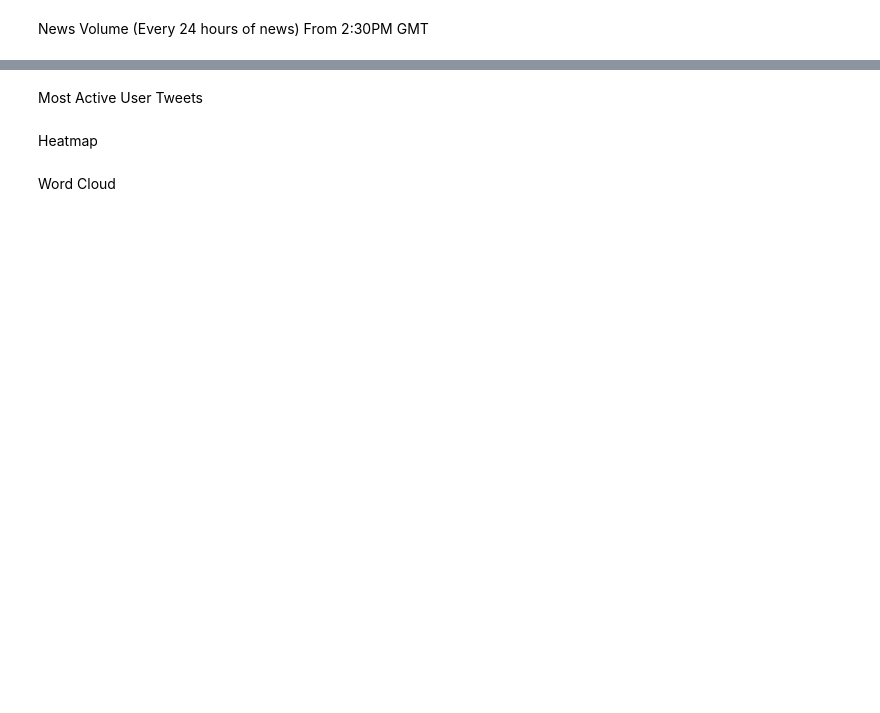
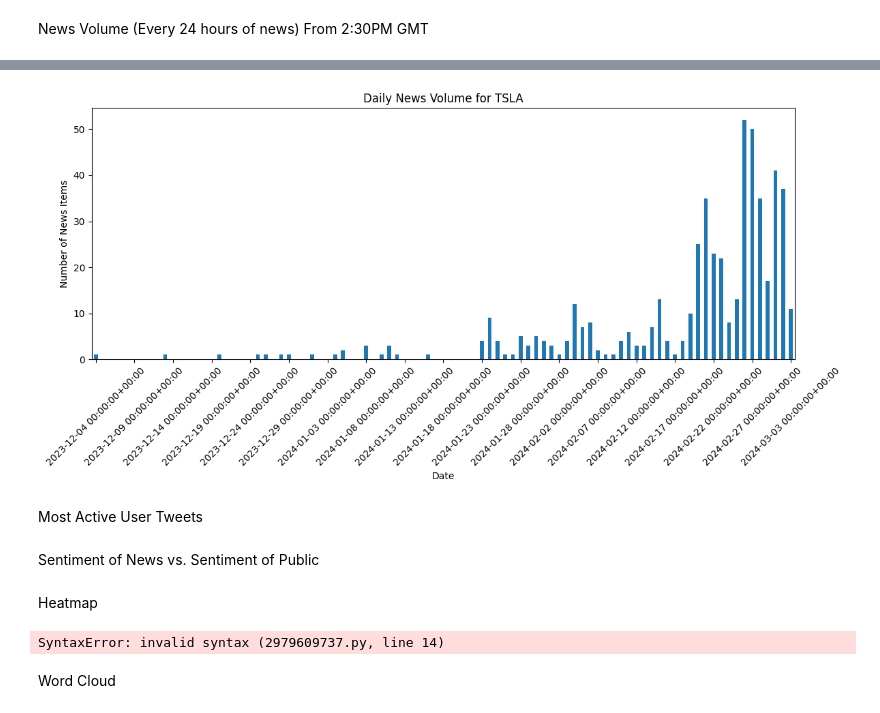
Before and after one commit to Darren80/stocktwits-sentiment, a Jupyter notebook: Analysis.ipynb, the cells around one changed output, grey strips where cells are left out. Cells and saved outputs as stored; diff of their text form; code cells hidden in the pictures; blank space fills up the shorter version.

```diff
--- a/Analysis.ipynb
+++ b/Analysis.ipynb
@@ -532,7 +589,9 @@ plt.show()
 News Volume (Every 24 hours of news) From 2:30PM GMT
 # %%
 import pandas as pd
+import matplotlib.pyplot as plt
 from dateutil.parser import parse
+from matplotlib.ticker import MaxNLocator
 
 news_df = pd.read_json('backup/TSLA_news.jsonl', lines=True, encoding='utf-8')
 
@@ -549,6 +608,20 @@ news_df['adjusted_date'] = pd.to_datetime(news_df['adjusted_date'], utc=True)
 news_volume = news_df.resample('D', on='adjusted_date').size()
 
 # Print the news volume
-for date, count in news_volume.items():
-    print(f"Date: {date}, News Volume: {count}")
+# for date, count in news_volume.items():
+#     print(f"Date: {date}, News Volume: {count}")
+
+# Plotting
+plt.figure(figsize=(12, 6))
+ax = news_volume.plot(kind='bar')
+
+ax.xaxis.set_major_locator(MaxNLocator(integer=True, nbins=20))  # Adjust nbins as needed
+
+plt.title('Daily News Volume for TSLA')
+plt.xlabel('Date')
+plt.ylabel('Number of News Items')
+plt.xticks(rotation=45)  # Rotate date labels to avoid overlap
+
+plt.tight_layout()  # Adjust layout to make room for the rotated date labels
+plt.show()
 # %% [output]
@@ -572,3 +628,4 @@ Date: 2024-02-28 00:00:00+00:00, News Volume: 12
+[figure, added]
 # %% [markdown]
 Most Active User Tweets
 # %%
@@ -612,3 +699,5 @@ for user_id, count in most_active_users.items():
+# %% [markdown]
+Sentiment of News vs. Sentiment of Public
 # %% [markdown]
 Heatmap
 # %%
@@ -625,11 +714,13 @@ pivot_table = df.pivot_table(values="tweet_length", index="hour", columns="day",
 
 # Plotting
 plt.figure(figsize=(12, 8))
-sns.heatmap(pivot_table, cmap="YlGnBu", linewidths=.5, annot=True)
+sns.heatmap(pivot_table, cmap="YlGnBu", linewidths=.5, annot=True)~
 plt.title('Tweet Activity Heatmap')
 plt.ylabel('Hour of Day')
 plt.xlabel('Day of Week')
 plt.show()
+# %% [output]
+SyntaxError: invalid syntax (2979609737.py, line 14)
 # %% [markdown]
 Word Cloud
 # %%
```
Also changed, not shown: parts of 19 cells of this notebook, 4 other files.
